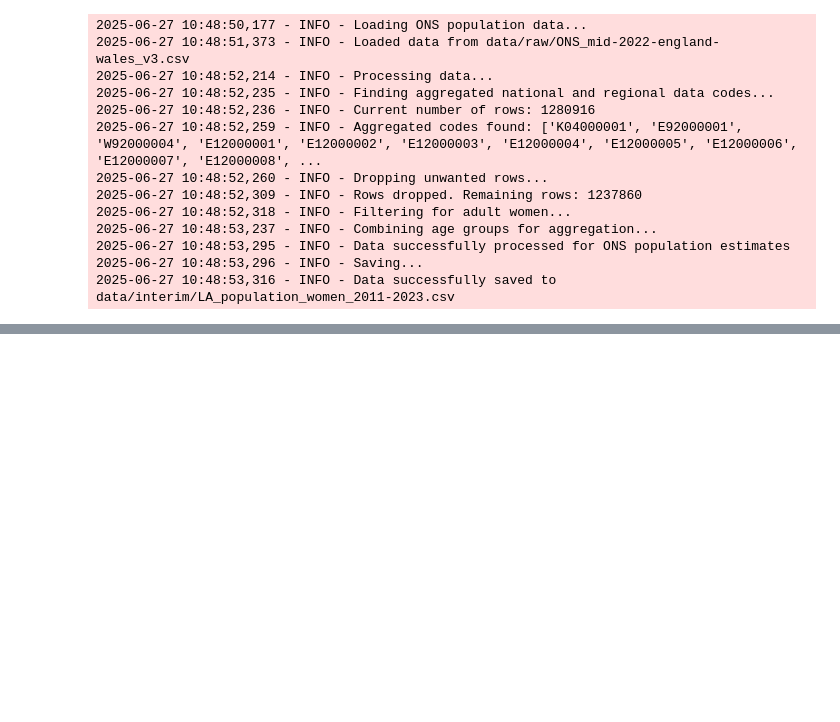
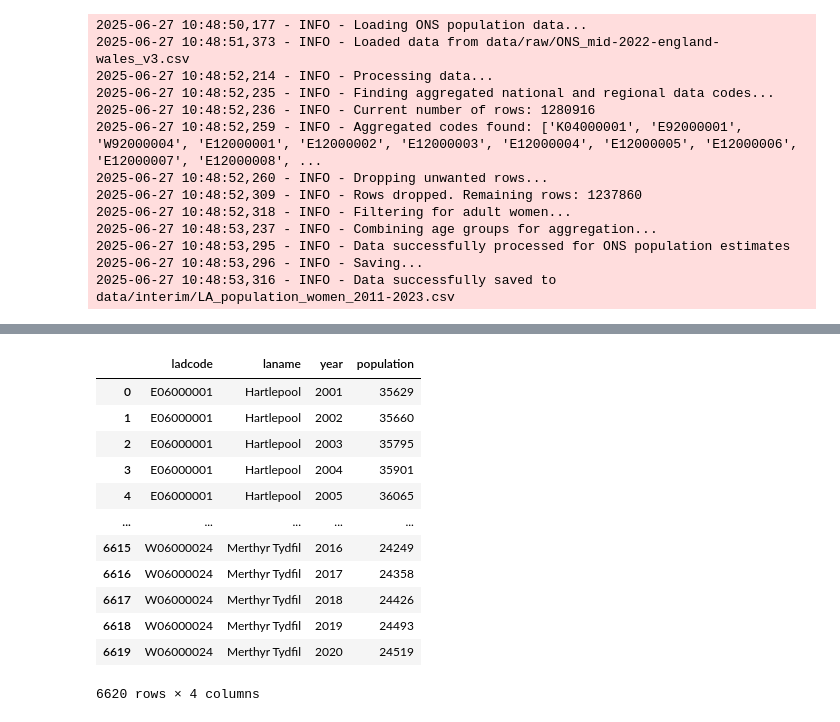
Before and after one commit to Prison-Reform-Trust/womens-imprisonment-PFA, a Jupyter notebook: notebooks/processing_data/1.4-ah-ons-data-exploration.ipynb, the cells around one changed output, grey strips where cells are left out. Drawn from its saved outputs; the diff is of its cells as text; code cells hidden in the pictures; blank space fills up the shorter version.

```diff
--- a/notebooks/processing_data/1.4-ah-ons-data-exploration.ipynb
+++ b/notebooks/processing_data/1.4-ah-ons-data-exploration.ipynb
@@ -427,0 +487,2 @@ ons_cleaning.main()
+# %%
+df, min_year, max_year = la_pop.load_and_process_data()
@@ -427,0 +498,16 @@ ons_cleaning.main()
+# %%
+df
+# %% [output]
+|  | ladcode | laname | year | population |
+| 0 | E06000001 | Hartlepool | 2001 | 35629 |
+| 1 | E06000001 | Hartlepool | 2002 | 35660 |
+| 2 | E06000001 | Hartlepool | 2003 | 35795 |
+| 3 | E06000001 | Hartlepool | 2004 | 35901 |
+| 4 | E06000001 | Hartlepool | 2005 | 36065 |
+| ... | ... | ... | ... | ... |
+| 6615 | W06000024 | Merthyr Tydfil | 2016 | 24249 |
+| 6616 | W06000024 | Merthyr Tydfil | 2017 | 24358 |
+| 6617 | W06000024 | Merthyr Tydfil | 2018 | 24426 |
+| 6618 | W06000024 | Merthyr Tydfil | 2019 | 24493 |
+| 6619 | W06000024 | Merthyr Tydfil | 2020 | 24519 |
+6620 rows × 4 columns
```
Also changed, not shown: parts of 7 cells of this notebook, 2 other files.
